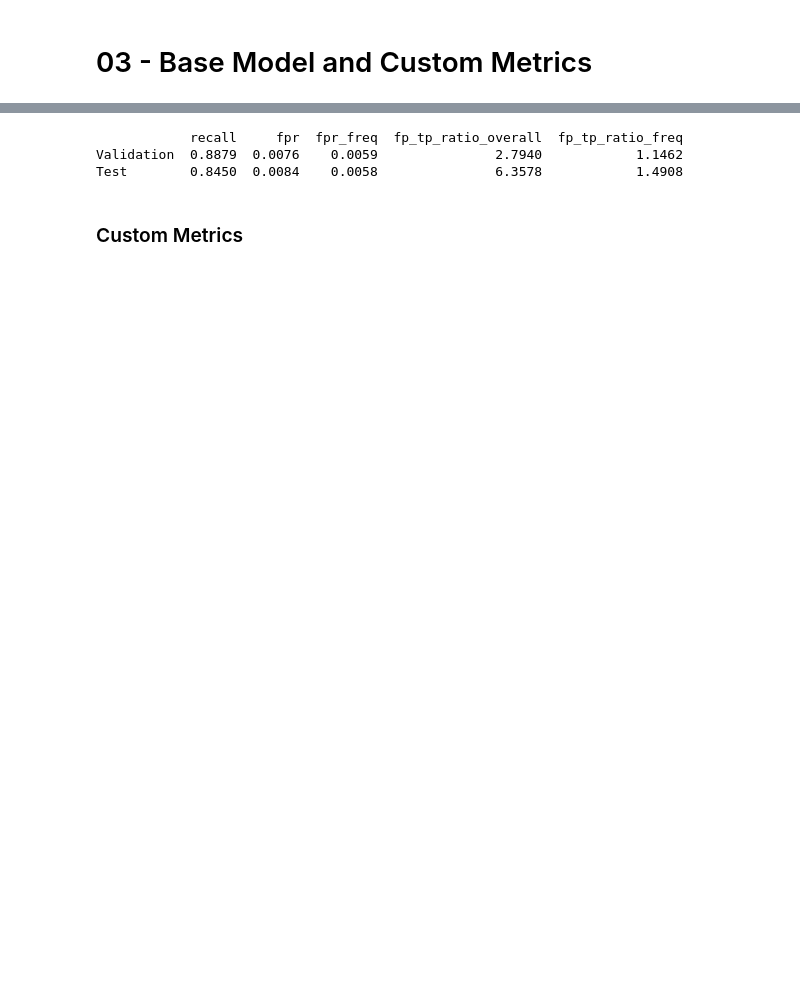
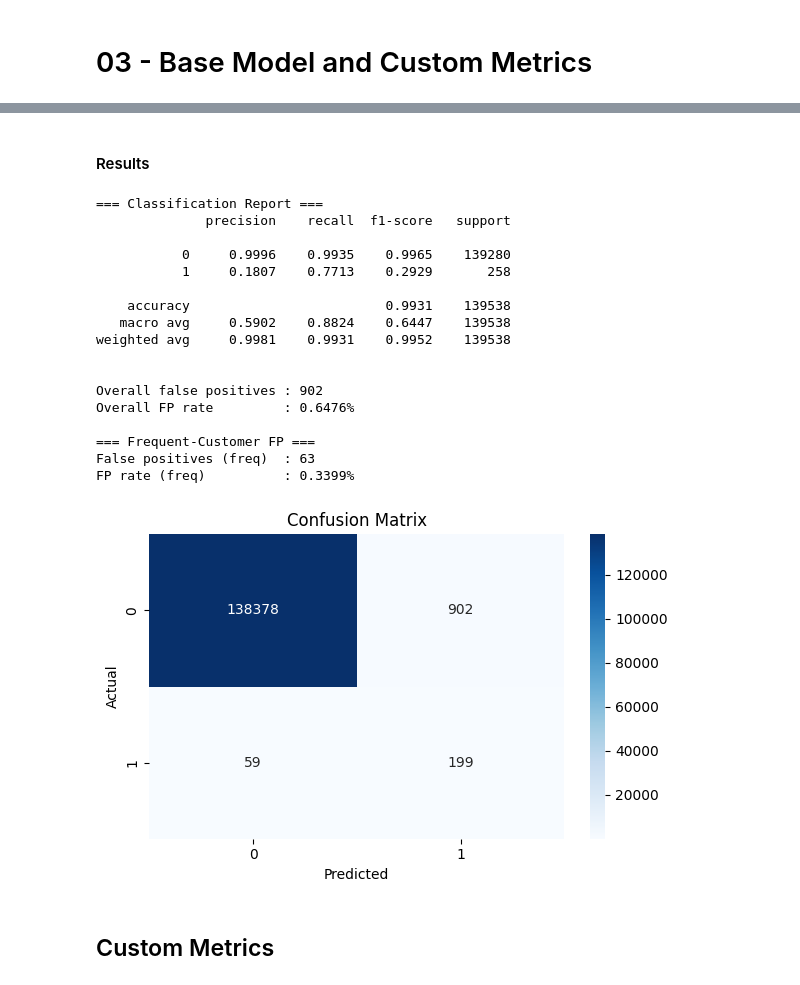
Before and after one commit to adrianrb469/lgbm_fraud_detection_model, a Jupyter notebook: notebooks/03_base_model.ipynb, the cells around one changed output, grey strips where cells are left out. Cells and saved outputs as stored; diff of their text form; code cells hidden in the pictures; blank space fills up the shorter version.

```diff
--- a/notebooks/03_base_model.ipynb
+++ b/notebooks/03_base_model.ipynb
@@ -106,20 +149,35 @@ def kpi_report(model, df, name, thr):
 # %%
-params = dict(objective='binary', metric='auc',
-              learning_rate=0.05, num_leaves=64,
-              feature_fraction=0.8, bagging_fraction=0.8,
-              bagging_freq=5, seed=42, verbosity=-1, scale_pos_weight=50, min_child_weight=0.1)
+params = dict(
+    objective="binary",
+    learning_rate=0.05,
+    num_leaves=64,
+    feature_fraction=0.8,
+    bagging_fraction=0.8,
+    bagging_freq=5,
+    seed=42,
+    verbosity=-1,
+    max_depth=10,
+    min_child_samples=50,
+    scale_pos_weight=50,
+    min_child_weight=0.1,
+)
 
-params_base = params.copy()
-params_base['metric'] = 'auc'
 
-model_base = lgb.train(
-    params_base,
-    lgb_train,
-    valid_sets=[lgb_valid],
-    valid_names=['valid'],
-    num_boost_round=500,
-    callbacks=[lgb.early_stopping(50), lgb.log_evaluation(100)]
+model = lgb.LGBMClassifier(
+    **params,
+    n_estimators=500,
+    metric="auc"
 )
+
+model.fit(
+    X=train_df[features],
+    y=train_df[target],
+    sample_weight=None,
+    eval_set=[(valid_df[features], valid_df[target])],
+    categorical_feature=cat_cols,
+    callbacks=[ lgb.early_stopping(50)],
+    eval_metric="auc",
+)
 # %% [output]
 Training until validation scores don't improve for 50 rounds
 Early stopping, best iteration is:
@@ -127,14 +190,25 @@ Early stopping, best iteration is:
-# %%
-import pandas as pd
-
-validation_results = kpi_report(model_base, valid_df, "Validation", 0.9)
-test_results = kpi_report(model_base, test_df, "Test", 0.9)
-
-df = pd.DataFrame([validation_results, test_results], index=['Validation', 'Test'])
-print(df.round(4))
-# %% [output]
-            recall     fpr  fpr_freq  fp_tp_ratio_overall  fp_tp_ratio_freq
-Validation  0.8879  0.0076    0.0059               2.7940            1.1462
-Test        0.8450  0.0084    0.0058               6.3578            1.4908
+# %% [markdown]
+#### Results
+# %%
+detailed_evaluation_report(model, test_df, features, target, 0.9)
+# %% [output]
+=== Classification Report ===
+              precision    recall  f1-score   support
+
+           0     0.9996    0.9935    0.9965    139280
+           1     0.1807    0.7713    0.2929       258
+
+    accuracy                         0.9931    139538
+   macro avg     0.5902    0.8824    0.6447    139538
+weighted avg     0.9981    0.9931    0.9952    139538
+
+
+Overall false positives : 902
+Overall FP rate         : 0.6476%
+
+=== Frequent-Customer FP ===
+False positives (freq)  : 63
+FP rate (freq)          : 0.3399%
+[figure, added]
 # %% [markdown]
-### Custom Metrics
+## Custom Metrics
```
Also changed, not shown: parts of 19 cells of this notebook.
